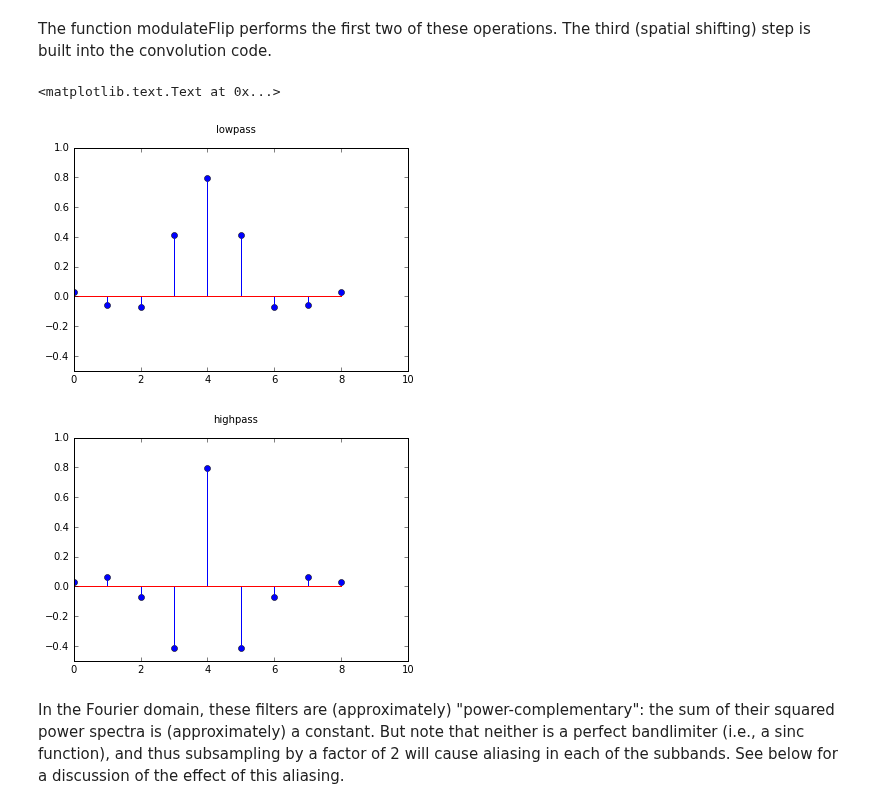
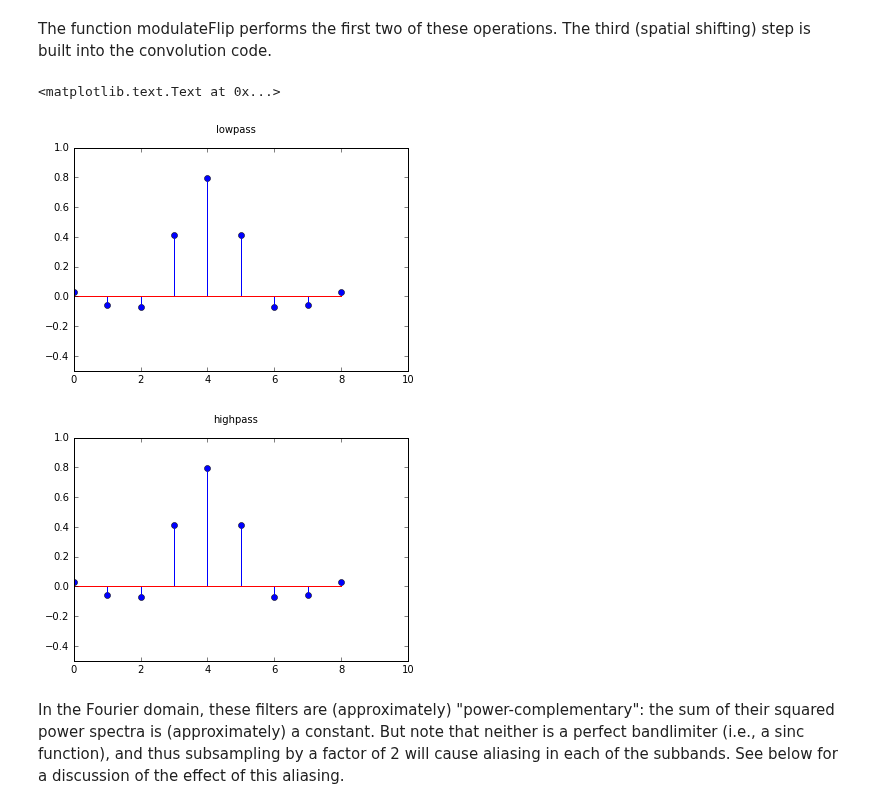
Before and after one commit to LabForComputationalVision/pyrtools, a Jupyter notebook: pyramids.ipynb, the cells around one changed output. Drawn from its saved outputs; the diff is of its cells as text; code cells hidden in the pictures.

```diff
--- a/pyramids.ipynb
+++ b/pyramids.ipynb
@@ -455,22 +435,20 @@ when shifted by any multiple of two.
 The function modulateFlip performs the first two of these operations.  The
 third (spatial shifting) step is built into the convolution code.
 # %%
-#flo = ppu.namedFilter('qmf9').reshape(9)
-#fhi = ppu.modulateFlip(flo).reshape(9)
-flo = ppu.namedFilter('qmf9').copy()
-fhi = ppu.modulateFlip(flo).T.copy()
+flo = ppu.namedFilter('qmf9').T
+fhi = ppu.modulateFlip(flo).T
 x = np.array(range(9))
-plt.stem(x, flo)
+plt.stem(x, flo.T)
 plt.axis([0, 10, -0.5, 1.0])
 plt.suptitle('lowpass')
 plt.figure()
-plt.stem(x, fhi)
+plt.stem(x, fhi.T)
 plt.axis([0, 10, -0.5, 1.0])
 plt.suptitle('highpass')
 # %% [output]
 <matplotlib.text.Text at 0x...>
 [figure]
-[figure, old version]
+[figure, new version]
 # %% [markdown]
 In the Fourier domain, these filters are (approximately)
 "power-complementary": the sum of their squared power spectra is
```
Also changed, not shown: parts of 17 cells of this notebook, 2 other files.
